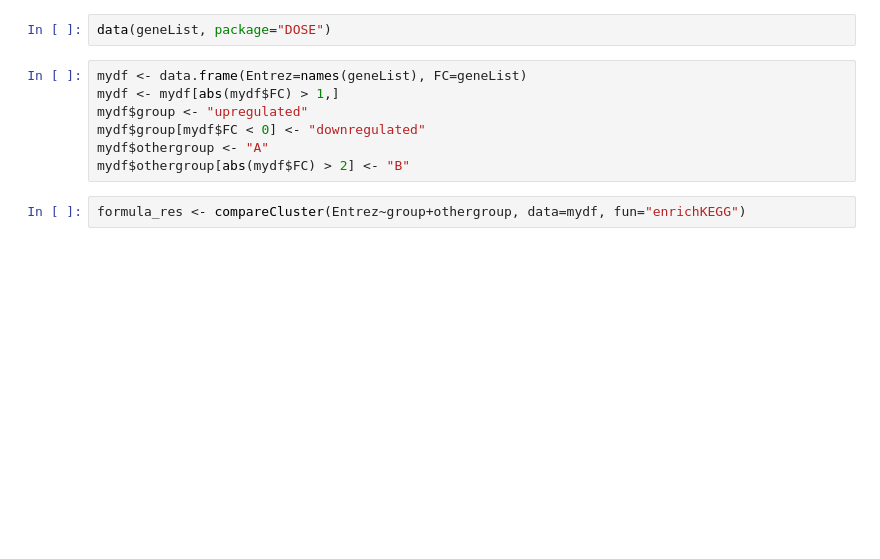
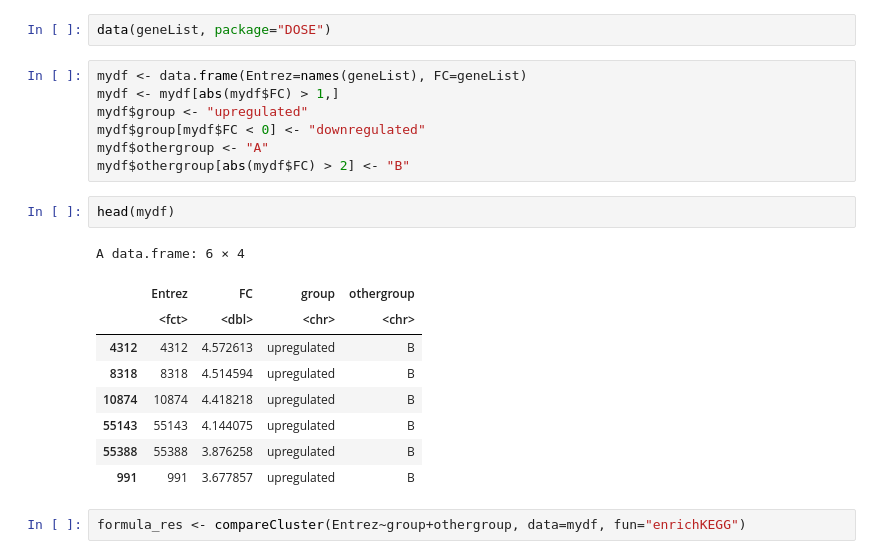
Before and after one commit to zhuy16/FunctionalAnnotation_notebooks, a Jupyter notebook: notebooks/11_biologicalThemeComparison.R.ipynb, the cells around one changed output. Saved outputs shown, nothing was run; the diff lists cells and outputs as text; blank space fills up the shorter version.

```diff
--- a/notebooks/11_biologicalThemeComparison.R.ipynb
+++ b/notebooks/11_biologicalThemeComparison.R.ipynb
@@ -57,6 +104,18 @@ mydf$group <- "upregulated"
 mydf$group[mydf$FC < 0] <- "downregulated"
 mydf$othergroup <- "A"
 mydf$othergroup[abs(mydf$FC) > 2] <- "B"
+# %%
+head(mydf)
+# %% [output]
+A data.frame: 6 × 4
+|  | Entrez | FC | group | othergroup |
+|  | <fct> | <dbl> | <chr> | <chr> |
+| 4312 | 4312 | 4.572613 | upregulated | B |
+| 8318 | 8318 | 4.514594 | upregulated | B |
+| 10874 | 10874 | 4.418218 | upregulated | B |
+| 55143 | 55143 | 4.144075 | upregulated | B |
+| 55388 | 55388 | 3.876258 | upregulated | B |
+| 991 | 991 | 3.677857 | upregulated | B |
 # %%
 formula_res <- compareCluster(Entrez~group+othergroup, data=mydf, fun="enrichKEGG")
 # %%
```
Also changed, not shown: parts of 14 cells of this notebook, 32 other files.
